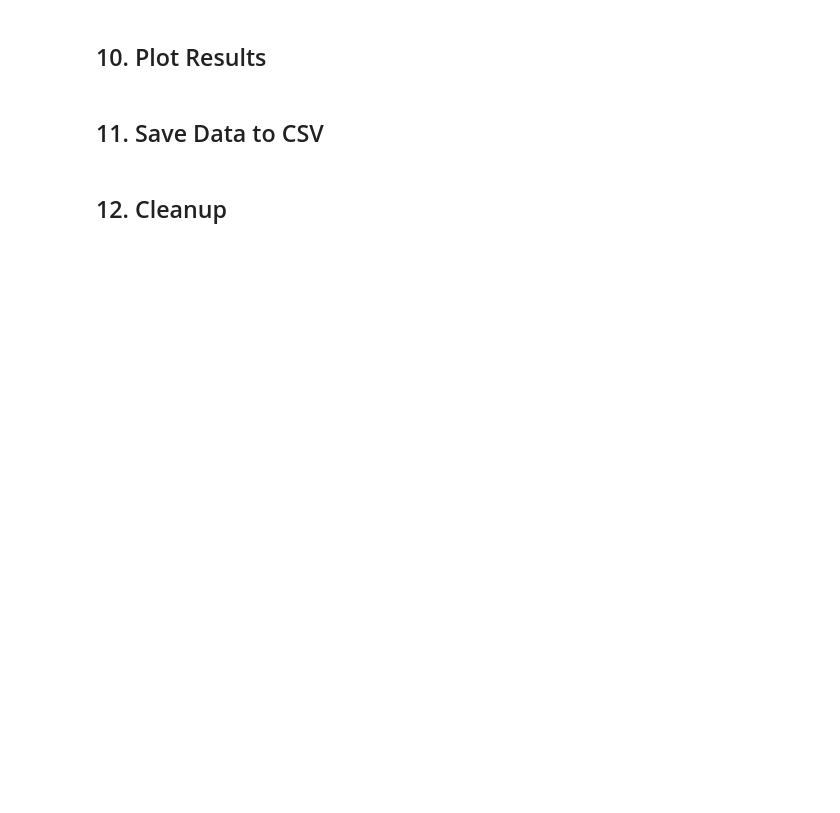
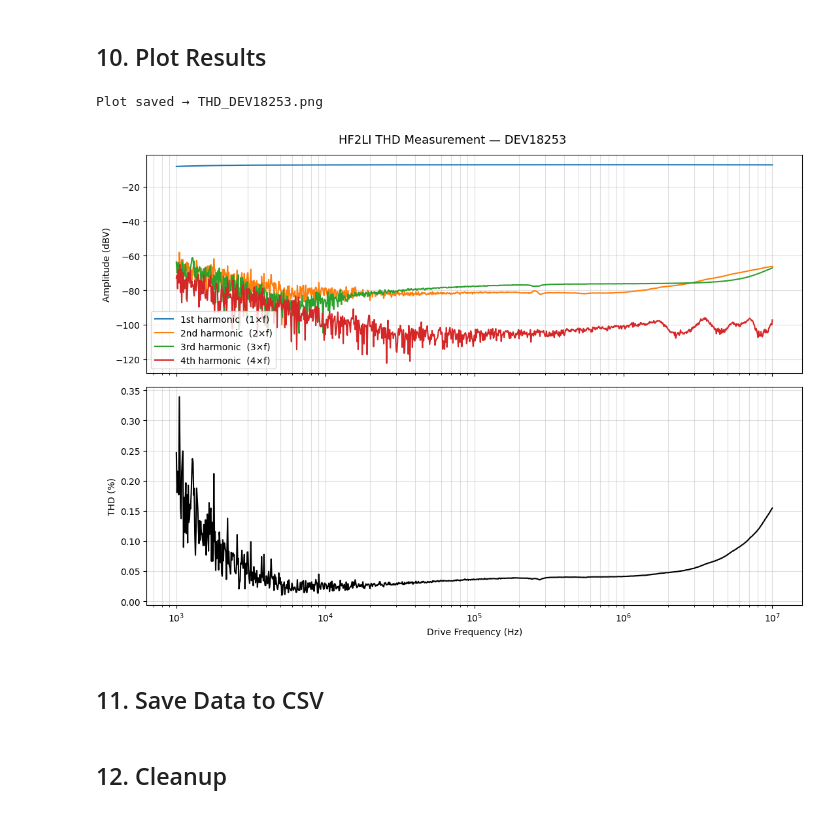
Before and after one commit to avishekczhinst/HF2LI_Examples-, a Jupyter notebook: HF2LI_THD_sweep.ipynb, the cells around one changed output. Drawn from its saved outputs; the diff is of its cells as text; code cells hidden in the pictures; blank space fills up the shorter version.

Commit message:
Update HF2LI_THD_sweep.ipynb with Linus IBM version
Co-Authored-By: Claude Sonnet 4.6 <noreply@anthropic.com>

```diff
--- a/HF2LI_THD_sweep.ipynb
+++ b/HF2LI_THD_sweep.ipynb
@@ -72,8 +71,10 @@ supported for HF2LI.
 # %%
-# Port 8005 = HF2 data server, API level 1
-daq = zc.ziDAQServer("localhost", 8005, 1)
-daq.connectDevice(DEVICE_ID, "USB")
+server_host ='localhost'
+## connect to data server
+session = Session(server_host,hf2=True)
+device = session.connect_device(DEVICE_ID)
+## connect to device
 
-print(f"Connected to {DEVICE_ID.upper()}")
+print(f"Connected to {DEVICE_ID}")
 print(f"Sweep: {FREQ_START:.0f} – {FREQ_STOP:.0f} Hz  |  {NUM_POINTS} points  |  {SWEEP_MAPPING}")
 print(f"Harmonics: 1 – {NUM_HARMONICS}")
@@ -142,18 +155,20 @@ using `sweeper.set("parameter", value)`.
 # %%
-sweeper = daq.sweep()
+sweeper = session.modules.sweeper
+sweeper.device(device)
 
-sweeper.set("device",                DEVICE_ID)
-sweeper.set("gridnode",              f"/{DEVICE_ID}/oscs/{OSC_INDEX}/freq")
-sweeper.set("start",                 FREQ_START)
-sweeper.set("stop",                  FREQ_STOP)
-sweeper.set("samplecount",           NUM_POINTS)
-sweeper.set("xmapping",              1 if SWEEP_MAPPING == "log" else 0)  # 0=linear, 1=log
+sweeper.gridnode(f"/{DEVICE_ID}/oscs/{OSC_INDEX}/freq")
+sweeper.start(FREQ_START)
+sweeper.stop(FREQ_STOP)
+sweeper.samplecount(NUM_POINTS)
+sweeper.xmapping(1 if SWEEP_MAPPING == "log" else 0)    # 0 = linear, 1 = log
 
-sweeper.set("settling/tc",           SETTLE_TIME_TC)
-sweeper.set("settling/inaccuracy",   SETTLE_INACCURACY)
-sweeper.set("averaging/tc",          AVG_TIME_TC)
-sweeper.set("averaging/sample",      AVG_SAMPLES)
-sweeper.set("bandwidthcontrol",      BW_CONTROL)
+sweeper.settling.tc(SETTLE_TIME_TC)
+sweeper.settling.inaccuracy(SETTLE_INACCURACY)
+
+sweeper.averaging.tc(AVG_TIME_TC)
+sweeper.averaging.sample(AVG_SAMPLES)
+
+sweeper.bandwidthcontrol(BW_CONTROL)
 
 # Subscribe all four demodulator sample nodes
 for i in range(NUM_HARMONICS):
@@ -190,7 +207,7 @@ freq_axis  = None
 amplitudes = {}     # {harmonic_number: np.array}
 
 for i in range(NUM_HARMONICS):
-    node_key      = f"/{DEVICE_ID}/demods/{i}/sample"
+    node_key      = f"/{DEVICE_ID.lower()}/demods/{i}/sample"
     result        = data[node_key][0][0]
     freq_axis     = result["grid"]
     amplitudes[i + 1] = result["r"]
@@ -219,36 +247,39 @@ COLORS   = ["tab:blue", "tab:orange", "tab:green", "tab:red"]
 SUFFIXES = ["st", "nd", "rd", "th"]
 
 fig, (ax1, ax2) = plt.subplots(2, 1, figsize=(11, 8), sharex=True)
-fig.suptitle(f"HF2LI THD Measurement — {DEVICE_ID.upper()}", fontsize=13)
+fig.suptitle(f"HF2LI THD Measurement — {DEVICE_ID}", fontsize=13)
 
 for n in range(1, NUM_HARMONICS + 1):
     ax1.plot(
         freq_axis,
         20 * np.log10(amplitudes[n] + 1e-12),
         color=COLORS[n - 1],
         label=f"{n}{SUFFIXES[n-1]} harmonic  ({n}×f)"
     )
 ax1.set_ylabel("Amplitude (dBV)")
 ax1.legend()
 ax1.grid(True, which="both", alpha=0.4)
 
 ax2.plot(freq_axis, THD, color="black", linewidth=1.5)
 ax2.set_ylabel("THD (%)")
 ax2.set_xlabel("Drive Frequency (Hz)")
 ax2.grid(True, which="both", alpha=0.4)
 
 if SWEEP_MAPPING == "log":
     ax1.set_xscale("log")
     ax2.set_xscale("log")
 
 plt.tight_layout()
 
 if SAVE_PLOT:
-    plot_path = OUTPUT_DIR / f"THD_{DEVICE_ID.upper()}.png"
+    plot_path = OUTPUT_DIR / f"THD_{DEVICE_ID}.png"
     plt.savefig(plot_path, dpi=150)
     print(f"Plot saved → {plot_path}")
 
 plt.show()
+# %% [output]
+Plot saved → THD_DEV18253.png
+[figure, added]
 # %% [markdown]
 ## 11. Save Data to CSV
 # %%
```
Also changed, not shown: parts of 18 cells of this notebook.
